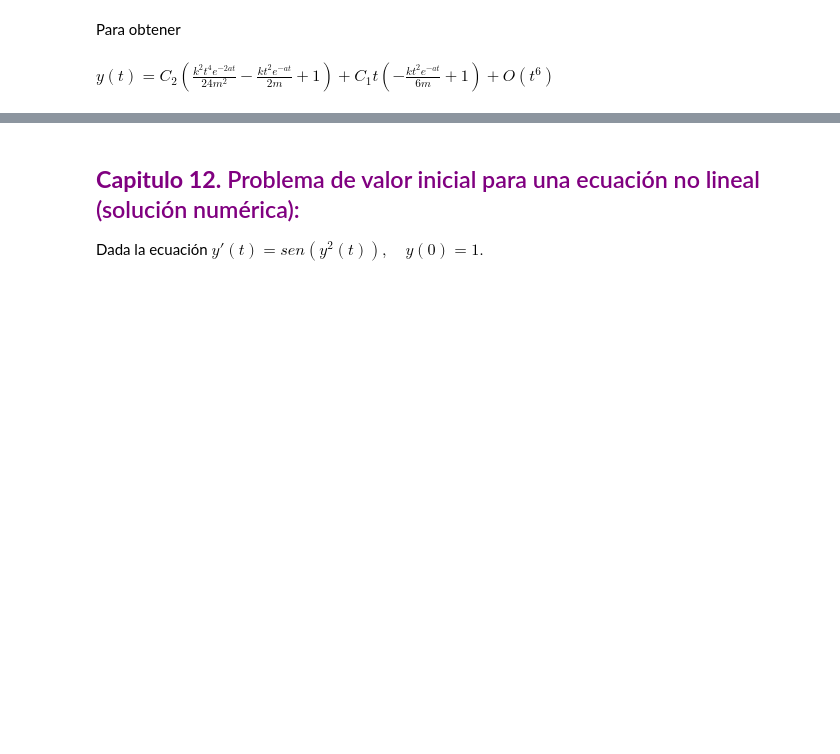
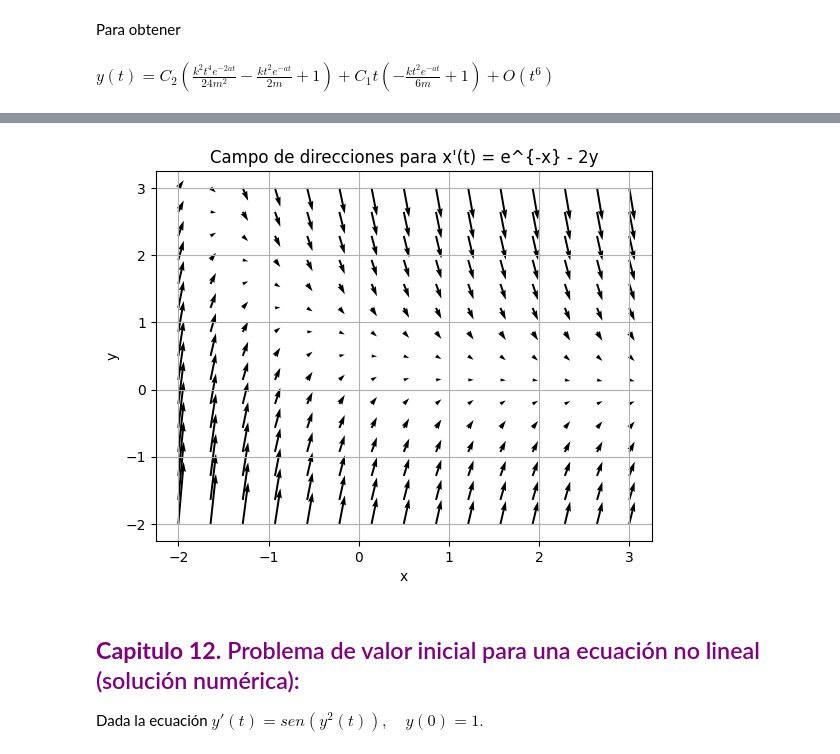
Before and after one commit to Annette-1/Ecuaciones_Diferenciales_Parciales, a Jupyter notebook: Sympy.ipynb, the cells around one changed output, grey strips where cells are left out. Saved outputs shown, nothing was run; the diff lists cells and outputs as text; code cells hidden in the pictures; blank space fills up the shorter version.

```diff
--- a/Sympy.ipynb
+++ b/Sympy.ipynb
@@ -166,3 +441,24 @@ $\displaystyle y{\left(t \right)} = C_{2} \left(\frac{k^{2} t^{4} e^{- 2 a t}}{2
+# %%
+import numpy as np
+import matplotlib.pyplot as plt
+
+# Crear malla (grid) de puntos en el plano (x, y)
+x, y = np.meshgrid(np.linspace(-2, 3, 15), np.linspace(-2, 3, 15))
+
+# Definir la pendiente: x'(t) = exp(-x) - 2*y
+u = 1  # eje horizontal constante (t no varía en campo de direcciones)
+v = np.exp(-x) - 2*y  # derivada dx/dt
+
+# Graficar el campo de direcciones
+plt.quiver(x, y, u, v)
+plt.xlabel('x')
+plt.ylabel('y')
+plt.title('Campo de direcciones para x\'(t) = e^{-x} - 2y')
+plt.grid(True)
+plt.axis('tight')
+plt.show()
+# %% [output]
+[figure, added]
 # %% [markdown]
 ##  <span style="color:purple;"> **Capitulo 12.** Problema de valor inicial para una ecuación no lineal (solución numérica): </span>
  Dada la ecuación $y′(t) = sen(y^2(t)), \quad y(0) = 1.$
```
Also changed, not shown: parts of 23 cells of this notebook.
